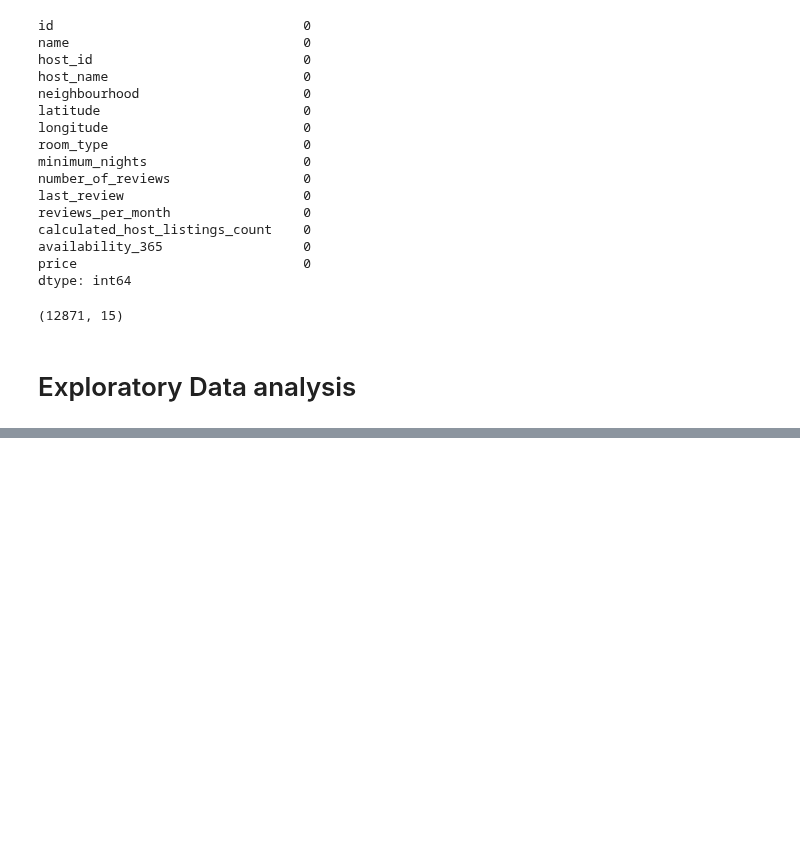
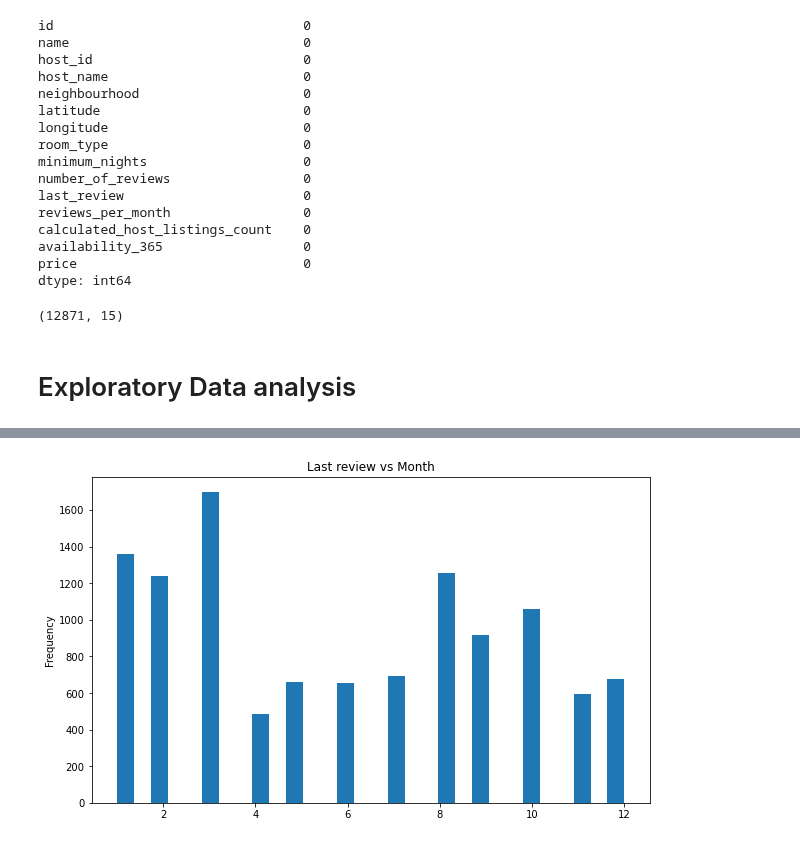
Before and after one commit to hpnightowl/Owlsbooks, a Jupyter notebook: airbnb.ipynb, the cells around one changed output, grey strips where cells are left out. Saved outputs shown, nothing was run; the diff lists cells and outputs as text; code cells hidden in the pictures; blank space fills up the shorter version.

```diff
--- a/airbnb.ipynb
+++ b/airbnb.ipynb
@@ -147,0 +159,7 @@ airdata.corr()
+# %%
+airdata['last_review'] = pd.to_datetime(airdata['last_review'], infer_datetime_format=True)
+plt.clf()
+airdata['last_review'].map(lambda d: d.month).plot(kind='hist',title='Last review vs Month',figsize=(10,6),bins=30)
+plt.show()
+# %% [output]
+[figure, added]
```
Also changed, not shown: parts of 9 cells of this notebook.
